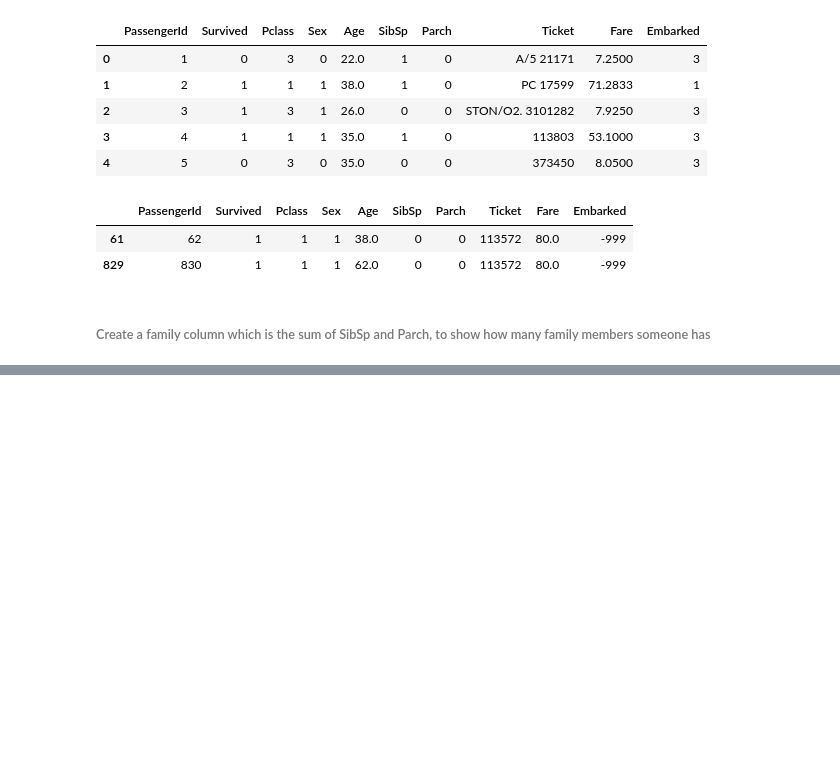
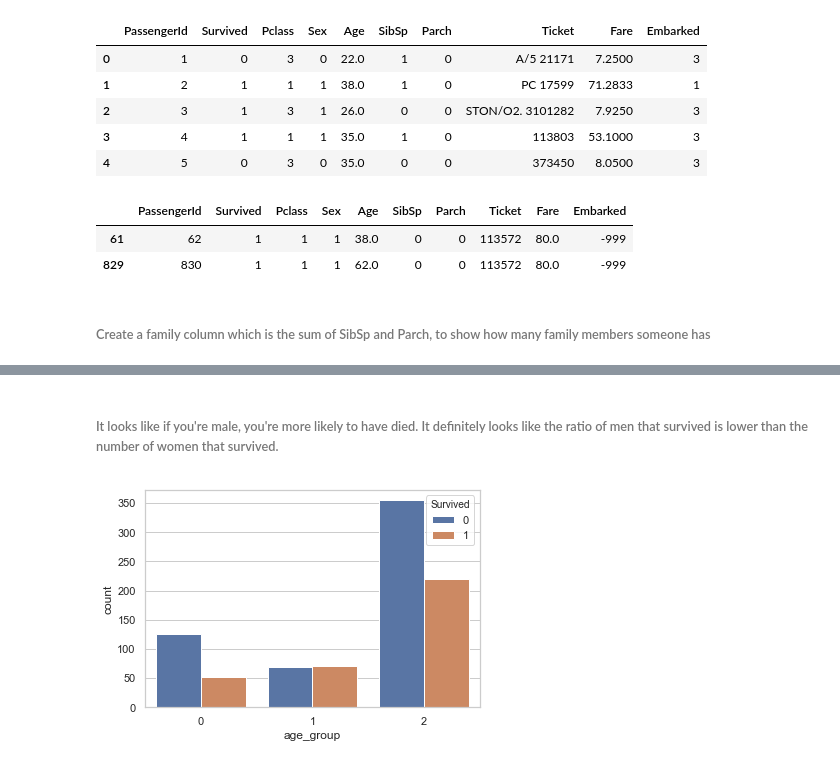
Before and after one commit to Aaraeus/kaggle-titanic, a Jupyter notebook: titanic_model_jupyter_notebook.ipynb, the cells around one changed output, grey strips where cells are left out. Saved outputs shown, nothing was run; the diff lists cells and outputs as text; code cells hidden in the pictures; blank space fills up the shorter version.

```diff
--- a/titanic_model_jupyter_notebook.ipynb
+++ b/titanic_model_jupyter_notebook.ipynb
@@ -169,0 +214,6 @@ df_base['family'] = df_base['SibSp']
+# %% [markdown]
+###### It looks like if you're male, you're more likely to have died. It definitely looks like the ratio of men that survived is lower than the number of women that survived.
+# %%
+x = sns.countplot(x="age_group", hue="Survived", data=df_base)
+# %% [output]
+[figure, added]
```
Also changed, not shown: parts of 27 cells of this notebook.
